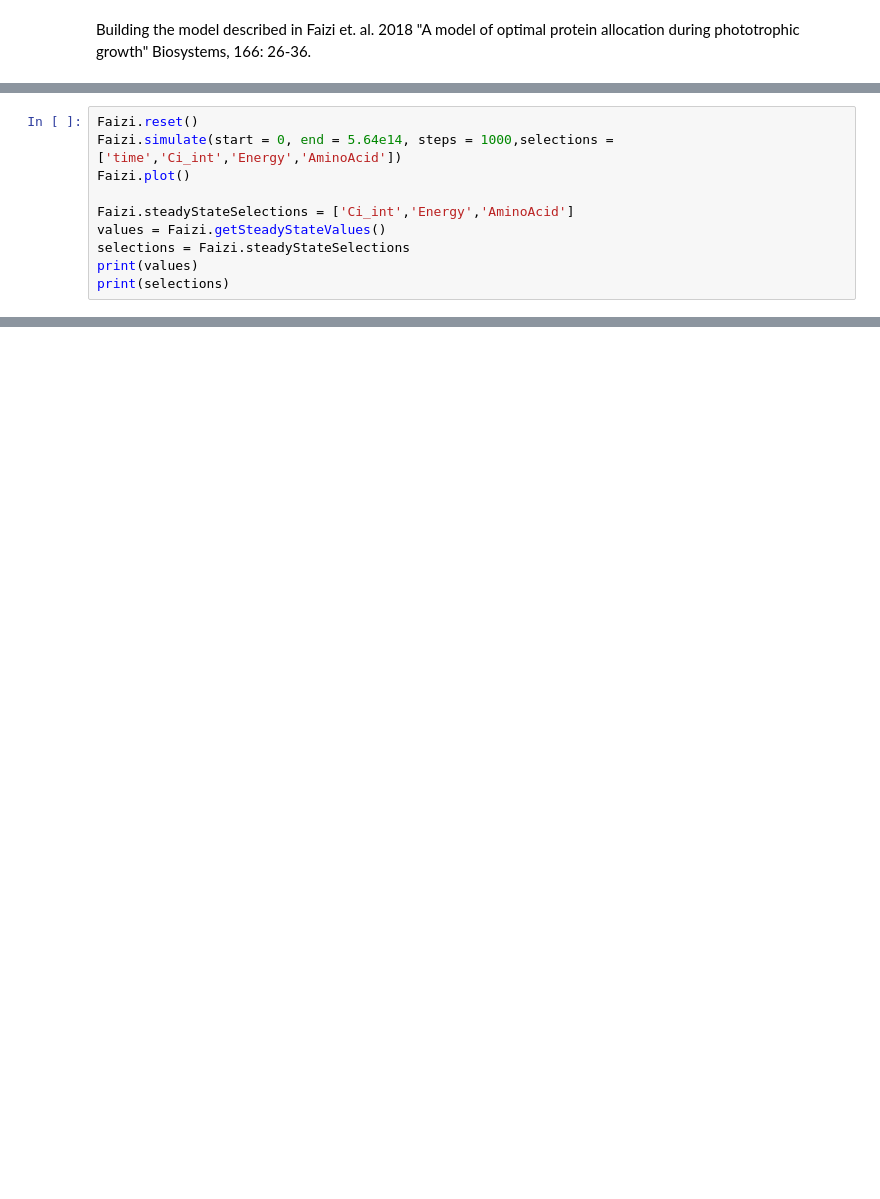
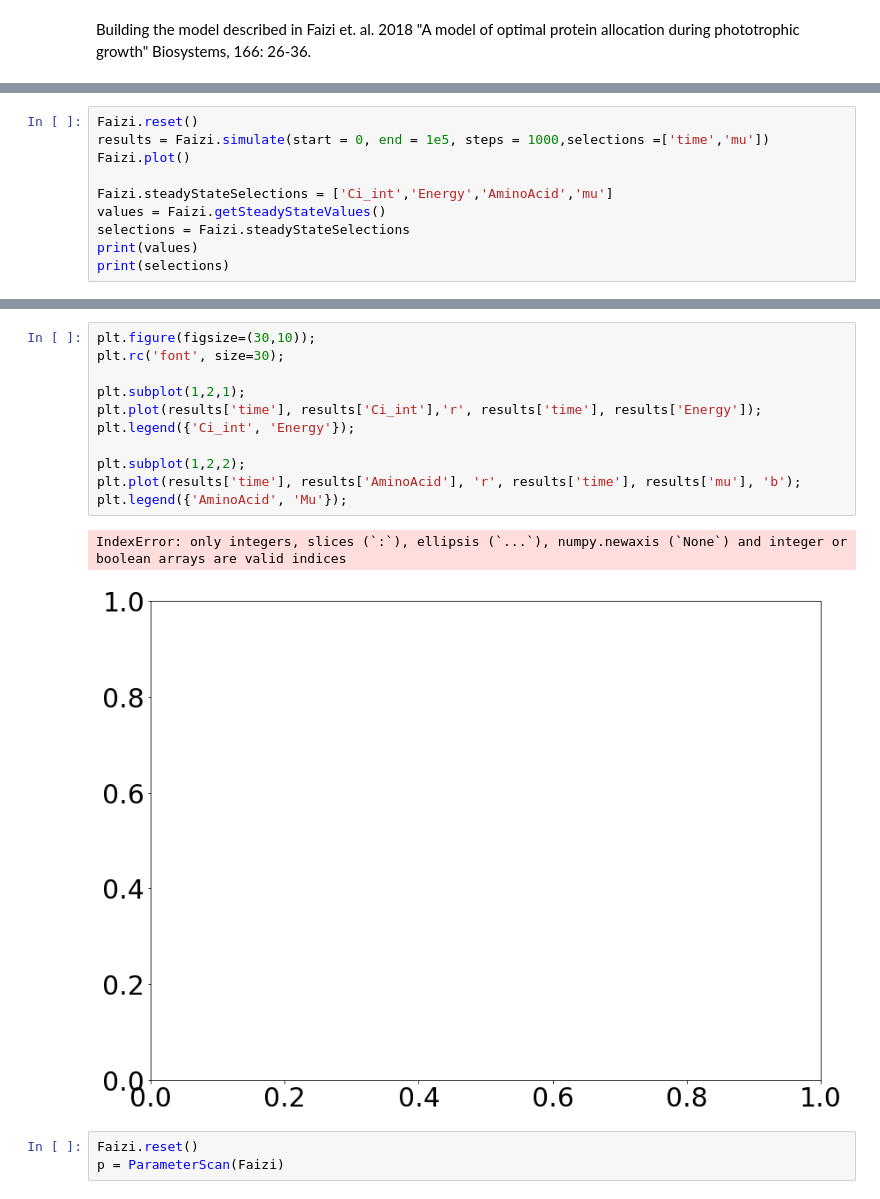
Before and after one commit to jen-reeve/Geobiology_by_the_Numbers, a Jupyter notebook: group_project/faizi2018_model_jen.ipynb, the cells around one changed output, grey strips where cells are left out. Saved outputs shown, nothing was run; the diff lists cells and outputs as text; blank space fills up the shorter version.

```diff
--- a/group_project/faizi2018_model_jen.ipynb
+++ b/group_project/faizi2018_model_jen.ipynb
@@ -128,10 +132,10 @@ end
 Success: Model can be accessed via variable Faizi
 # %%
 Faizi.reset()
-Faizi.simulate(start = 0, end = 5.64e14, steps = 1000,selections =['time','Ci_int','Energy','AminoAcid'])
+results = Faizi.simulate(start = 0, end = 1e5, steps = 1000,selections =['time','mu'])
 Faizi.plot()
 
-Faizi.steadyStateSelections = ['Ci_int','Energy','AminoAcid']
+Faizi.steadyStateSelections = ['Ci_int','Energy','AminoAcid','mu']
 values = Faizi.getSteadyStateValues()
 selections = Faizi.steadyStateSelections
 print(values)
@@ -142,0 +147,17 @@ print(selections)
+# %%
+plt.figure(figsize=(30,10));
+plt.rc('font', size=30);
+
+plt.subplot(1,2,1);
+plt.plot(results['time'], results['Ci_int'],'r', results['time'], results['Energy']);
+plt.legend({'Ci_int', 'Energy'});
+
+plt.subplot(1,2,2);
+plt.plot(results['time'], results['AminoAcid'], 'r', results['time'], results['mu'], 'b');
+plt.legend({'AminoAcid', 'Mu'});
+# %% [output]
+IndexError: only integers, slices (`:`), ellipsis (`...`), numpy.newaxis (`None`) and integer or boolean arrays are valid indices
+[figure, added]
+# %%
+Faizi.reset()
+p = ParameterScan(Faizi)
```
Also changed, not shown: parts of 3 cells of this notebook.
